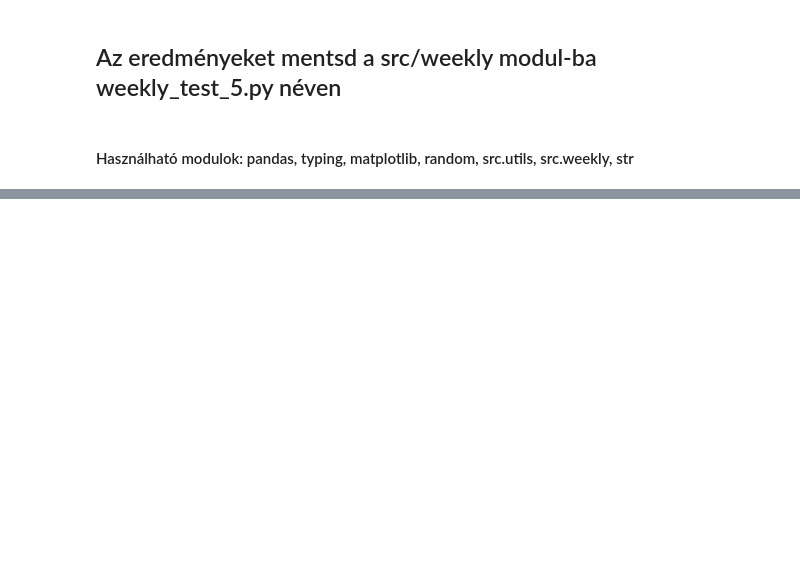
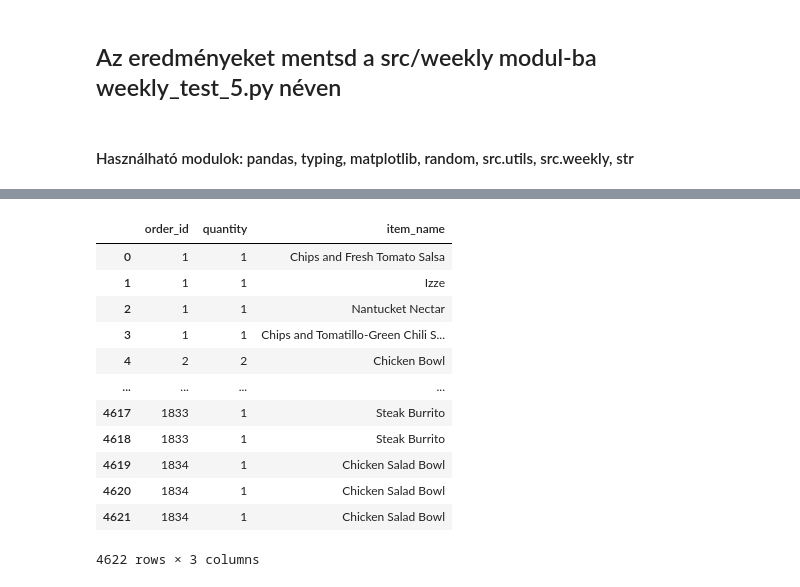
Before and after one commit to szabobalazs99/ECOPY_23241, a Jupyter notebook: notebooks/WeeklyTest5.ipynb, the cells around one changed output, grey strips where cells are left out. Cells and saved outputs as stored; diff of their text form; code cells hidden in the pictures; blank space fills up the shorter version.

```diff
--- a/notebooks/WeeklyTest5.ipynb
+++ b/notebooks/WeeklyTest5.ipynb
@@ -107,6 +201,26 @@ bemenet: input_df
 return típus: pandas.core.frame.DataFrame
 
 """
+# %%
+def first_three_columns(input_df):
+    return input_df.iloc[:, :3]
+# %%
+first_three_cols = first_three_columns(food)
+first_three_cols
+# %% [output]
+|  | order_id | quantity | item_name |
+| 0 | 1 | 1 | Chips and Fresh Tomato Salsa |
+| 1 | 1 | 1 | Izze |
+| 2 | 1 | 1 | Nantucket Nectar |
+| 3 | 1 | 1 | Chips and Tomatillo-Green Chili S... |
+| 4 | 2 | 2 | Chicken Bowl |
+| ... | ... | ... | ... |
+| 4617 | 1833 | 1 | Steak Burrito |
+| 4618 | 1833 | 1 | Steak Burrito |
+| 4619 | 1834 | 1 | Chicken Salad Bowl |
+| 4620 | 1834 | 1 | Chicken Salad Bowl |
+| 4621 | 1834 | 1 | Chicken Salad Bowl |
+4622 rows × 3 columns
 # %%
 """
 10. Készíts egy függvényt, ami visszaadja az összes oszlopot az utolsó 2-on kívül. Használd a tisztított adatokat.
```
Also changed, not shown: parts of 27 cells of this notebook, 2 other files.
